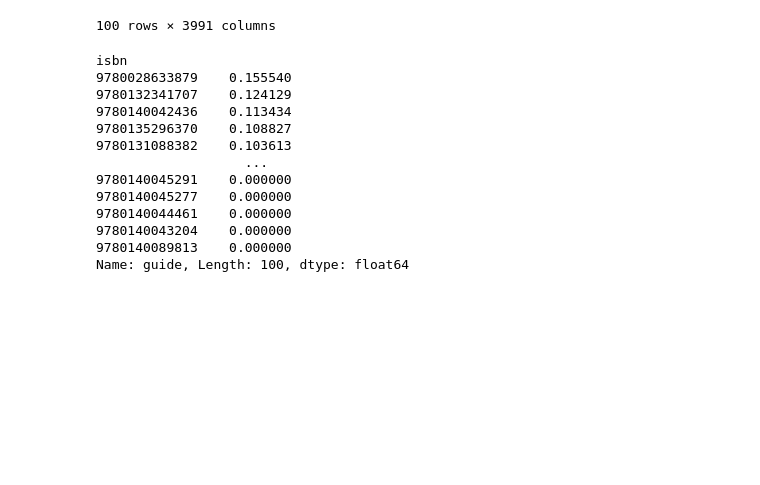
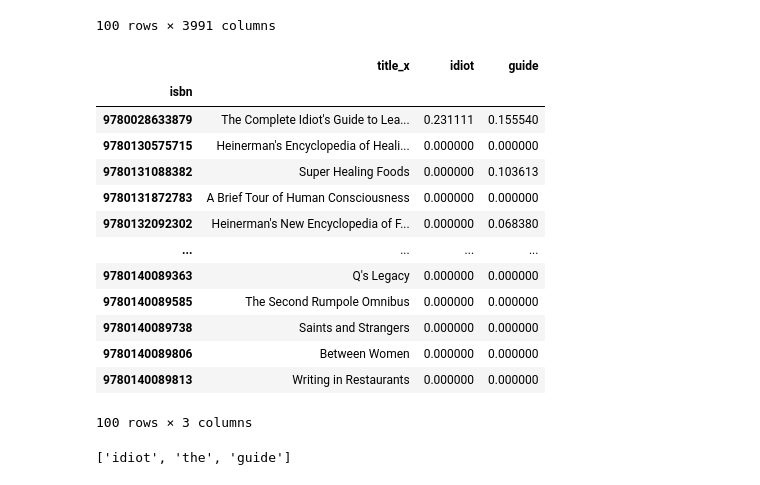
Before and after one commit to kibindy/DMW_Lab2, a Jupyter notebook: Scratch_Francis.ipynb, the cells around one changed output. Cells and saved outputs as stored; diff of their text form; code cells hidden in the pictures; blank space fills up the shorter version.

Commit message:
Checks for query words not in dataframe

```diff
--- a/Scratch_Francis.ipynb
+++ b/Scratch_Francis.ipynb
@@ -256,20 +256,46 @@ doc_importance
 # %%
 # Create a query function
 
-query = 'guide'
+query = 'idiot guide chewbacca'
 
-doc_importance[query].sort_values(ascending=False) # 9780028633879
+query_words = query.lower().split()
+
+# Check if all words in the query are in the dataframe
+to_search = []
+for word in query_words:
+    if word in doc_importance.columns:
+        to_search.append(word)
+
+to_search.insert(0, 'title_x')
+
+sample = doc_importance.loc[:, to_search] # 9780028633879
+sample
 # %% [output]
+|  | title_x | idiot | guide |
+| isbn |  |  |  |
+| 9780028633879 | The Complete Idiot's Guide to Lea... | 0.231111 | 0.155540 |
+| 9780130575715 | Heinerman's Encyclopedia of Heali... | 0.000000 | 0.000000 |
+| 9780131088382 | Super Healing Foods | 0.000000 | 0.103613 |
+| 9780131872783 | A Brief Tour of Human Consciousness | 0.000000 | 0.000000 |
+| 9780132092302 | Heinerman's New Encyclopedia of F... | 0.000000 | 0.068380 |
+| ... | ... | ... | ... |
+| 9780140089363 | Q's Legacy | 0.000000 | 0.000000 |
+| 9780140089585 | The Second Rumpole Omnibus | 0.000000 | 0.000000 |
+| 9780140089738 | Saints and Strangers | 0.000000 | 0.000000 |
+| 9780140089806 | Between Women | 0.000000 | 0.000000 |
+| 9780140089813 | Writing in Restaurants | 0.000000 | 0.000000 |
-isbn
-9780028633879    0.155540
-9780132341707    0.124129
-9780140042436    0.113434
-9780135296370    0.108827
-9780131088382    0.103613
-                   ...
-9780140045291    0.000000
-9780140045277    0.000000
-9780140044461    0.000000
-9780140043204    0.000000
-9780140089813    0.000000
-Name: guide, Length: 100, dtype: float64
+100 rows × 3 columns
+# %%
+query = 'idiot the guide chewbacca'
+
+query_words = query.lower().split()
+#query_columns.insert(0, 'title_x')
+
+to_search = []
+for word in query_words:
+    if word in doc_importance.columns:
+        to_search.append(word)
+
+to_search
+# %% [output]
+['idiot', 'the', 'guide']
```
Also changed, not shown: parts of 1 cell of this notebook.
